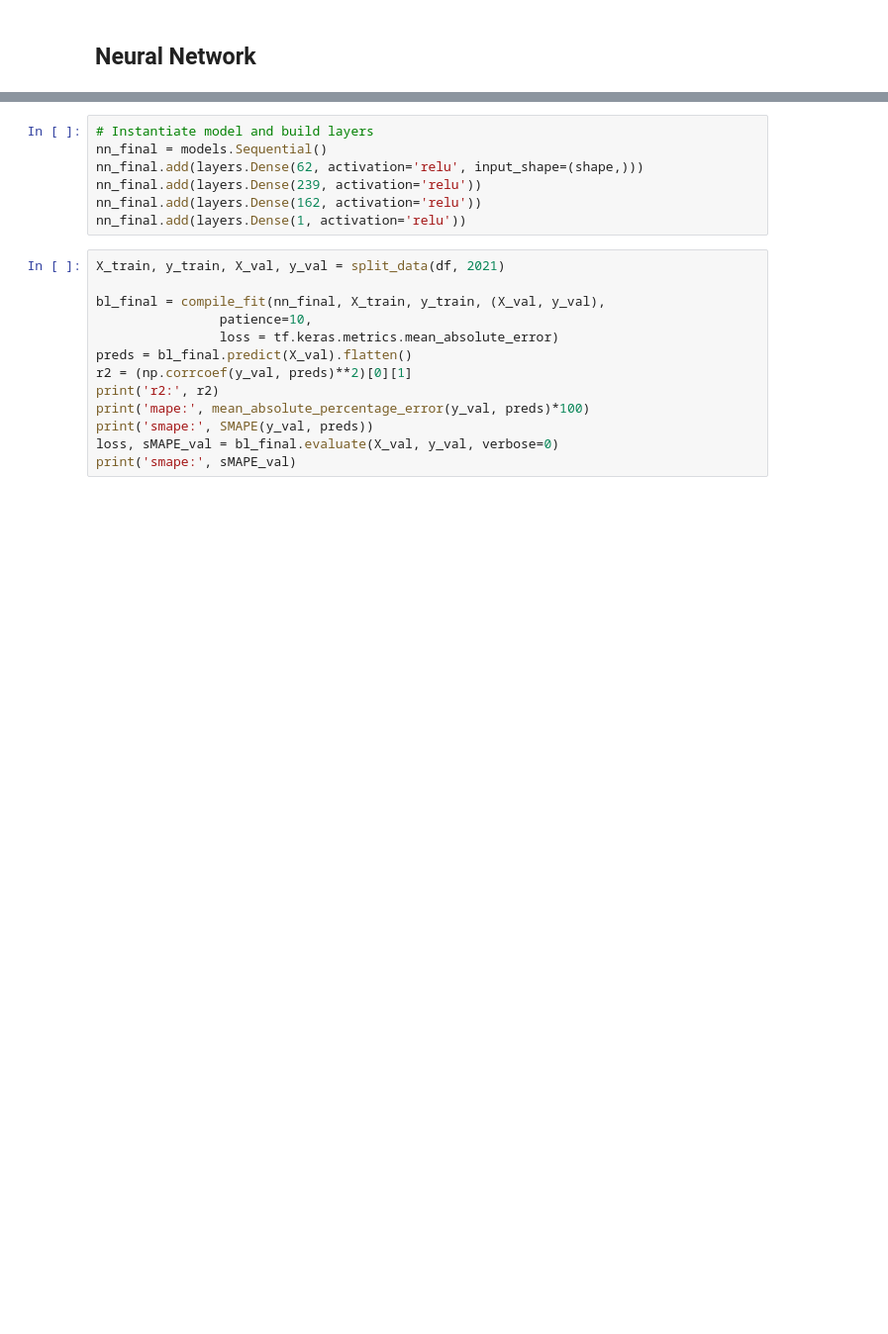
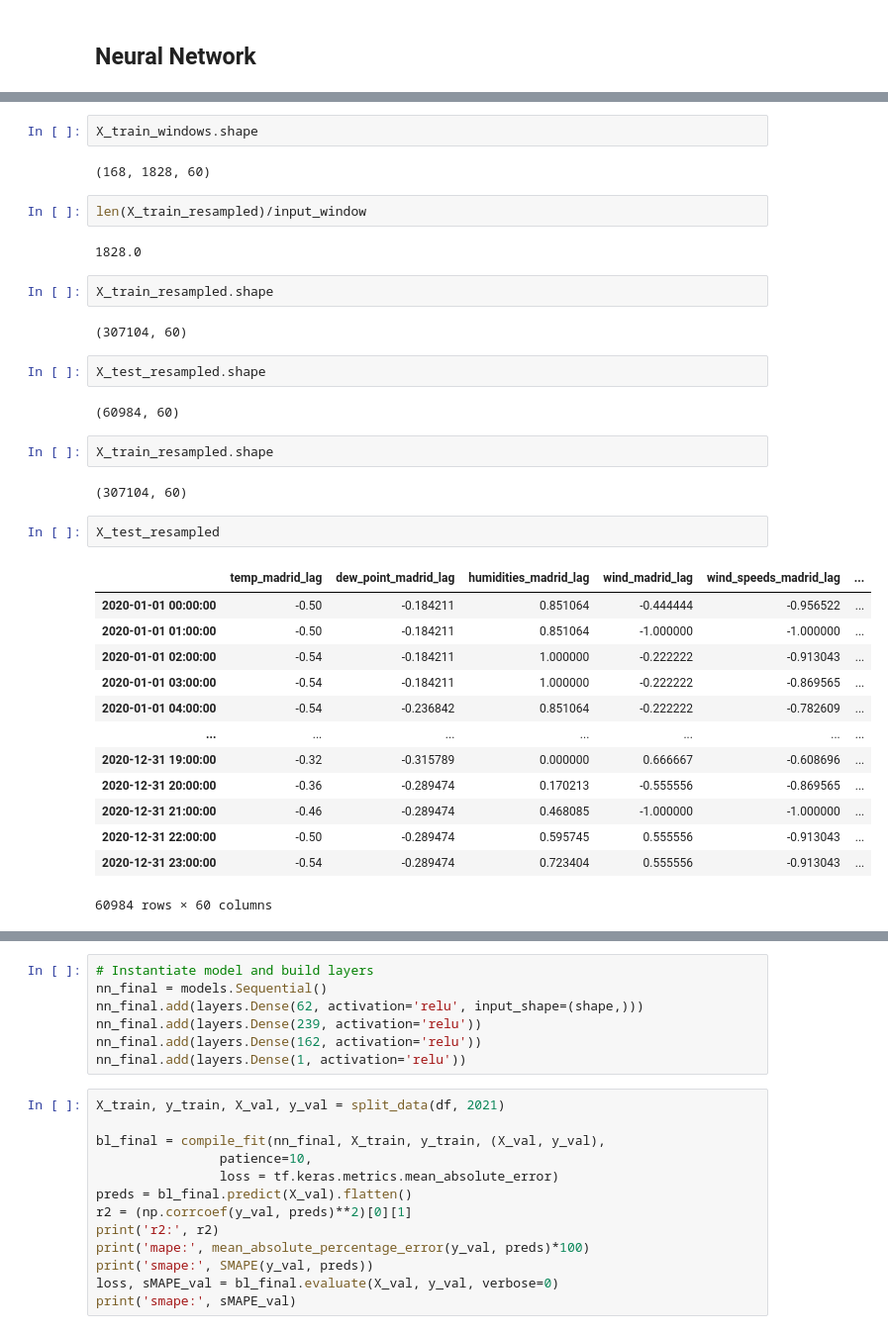
Before and after one commit to EvanHolder/Predicting-Energy-Markets-in-Spain, a Jupyter notebook: notebooks/NeuralNets.ipynb, the cells around one changed output, grey strips where cells are left out. Shown at 99% size. Drawn from its saved outputs; the diff is of its cells as text; blank space fills up the shorter version.

```diff
--- a/notebooks/NeuralNets.ipynb
+++ b/notebooks/NeuralNets.ipynb
@@ -183,0 +283,36 @@ smape: 4.0714497566223145
+# %%
+X_train_windows.shape
+# %% [output]
+(168, 1828, 60)
+# %%
+len(X_train_resampled)/input_window
+# %% [output]
+1828.0
+# %%
+X_train_resampled.shape
+# %% [output]
+(307104, 60)
+# %%
+X_test_resampled.shape
+# %% [output]
+(60984, 60)
+# %%
+X_train_resampled.shape
+# %% [output]
+(307104, 60)
+# %%
+X_test_resampled
+# %% [output]
+|  | temp_madrid_lag | dew_point_madrid_lag | humidities_madrid_lag | wind_madrid_lag | wind_speeds_madrid_lag | ... |
+| 2020-01-01 00:00:00 | -0.50 | -0.184211 | 0.851064 | -0.444444 | -0.956522 | ... |
+| 2020-01-01 01:00:00 | -0.50 | -0.184211 | 0.851064 | -1.000000 | -1.000000 | ... |
+| 2020-01-01 02:00:00 | -0.54 | -0.184211 | 1.000000 | -0.222222 | -0.913043 | ... |
+| 2020-01-01 03:00:00 | -0.54 | -0.184211 | 1.000000 | -0.222222 | -0.869565 | ... |
+| 2020-01-01 04:00:00 | -0.54 | -0.236842 | 0.851064 | -0.222222 | -0.782609 | ... |
+| ... | ... | ... | ... | ... | ... | ... |
+| 2020-12-31 19:00:00 | -0.32 | -0.315789 | 0.000000 | 0.666667 | -0.608696 | ... |
+| 2020-12-31 20:00:00 | -0.36 | -0.289474 | 0.170213 | -0.555556 | -0.869565 | ... |
+| 2020-12-31 21:00:00 | -0.46 | -0.289474 | 0.468085 | -1.000000 | -1.000000 | ... |
+| 2020-12-31 22:00:00 | -0.50 | -0.289474 | 0.595745 | 0.555556 | -0.913043 | ... |
+| 2020-12-31 23:00:00 | -0.54 | -0.289474 | 0.723404 | 0.555556 | -0.913043 | ... |
+60984 rows × 60 columns
```
Also changed, not shown: parts of 82 cells of this notebook.
